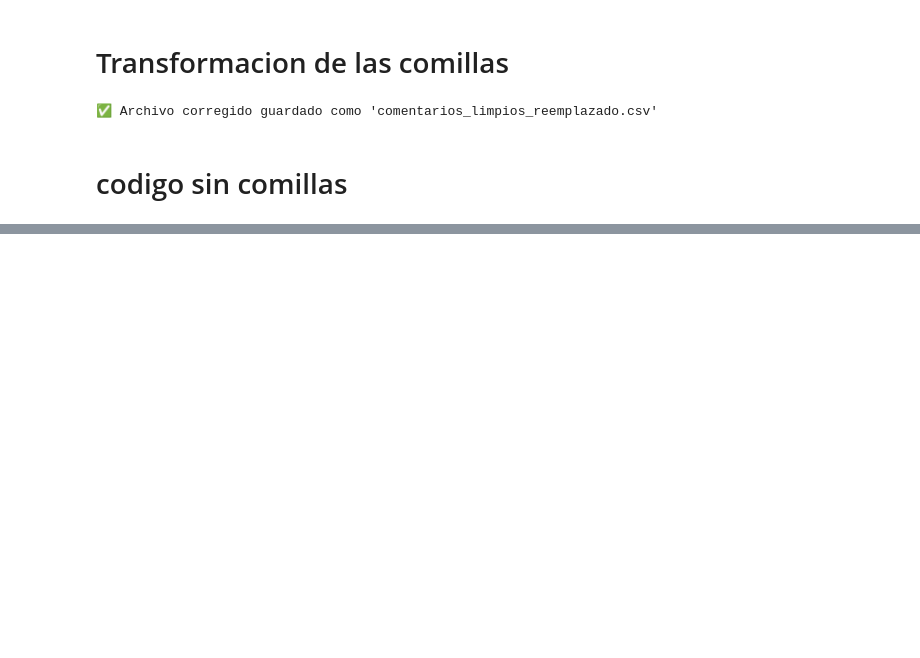
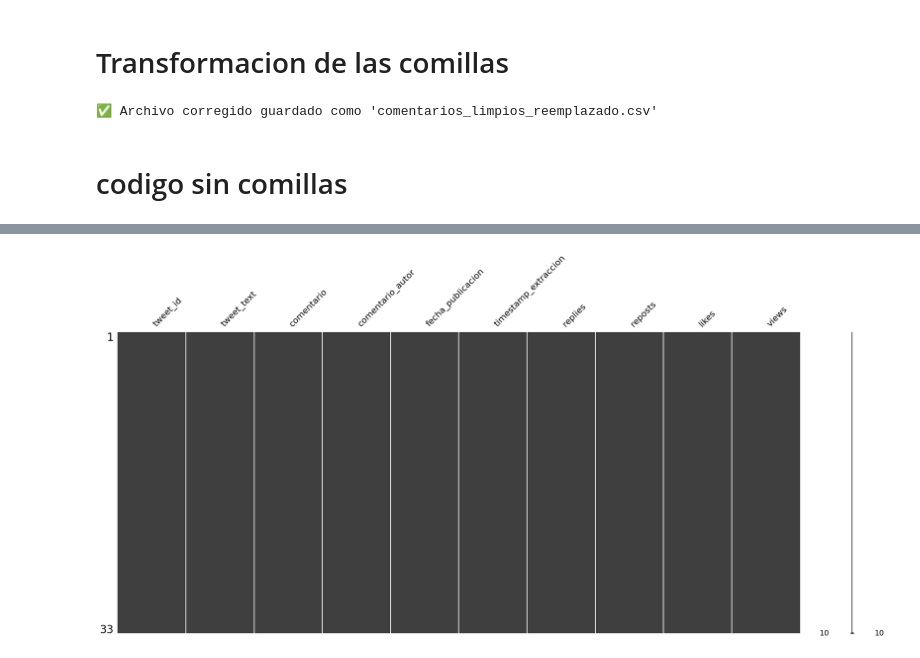
Before and after one commit to JaimeIngenia/Proyecto_IMSS, a Jupyter notebook: limpieza/unionTablas.ipynb, the cells around one changed output, grey strips where cells are left out. Saved outputs shown, nothing was run; the diff lists cells and outputs as text; code cells hidden in the pictures; blank space fills up the shorter version.

```diff
--- a/limpieza/unionTablas.ipynb
+++ b/limpieza/unionTablas.ipynb
@@ -376,0 +379,83 @@ Total de comentarios únicos: 106
+# %%
+# Importar librerías necesarias
+import os
+import pandas as pd
+import missingno as msno
+import matplotlib.pyplot as plt
+import re
+import csv  # para evitar comillas en exportación
+
+# Ruta de la carpeta donde están los CSV
+folder_path = '../db/prueba/'
+
+# Función para cargar y concatenar CSVs
+def cargar_datos_csv(carpeta):
+    archivos_csv = [f for f in os.listdir(carpeta) if f.endswith('.csv')]
+    lista_df = []
+    for archivo in archivos_csv:
+        try:
+            df_temp = pd.read_csv(os.path.join(carpeta, archivo), encoding='utf-8')
+            lista_df.append(df_temp)
+        except Exception as e:
+            print(f"⚠️ Error al leer {archivo}: {e}")
+    return pd.concat(lista_df, ignore_index=True)
+
+# Función para limpiar texto
+def limpiar_texto(texto):
+    texto = texto.lower()
+    texto = re.sub(r'https?://\S+|www\.\S+', '', texto)  # eliminar URLs
+    texto = re.sub(r'[^a-zA-Záéíóúüñ0-9\s]', '', texto)  # quitar símbolos
+    texto = re.sub(r'\s+', ' ', texto).strip()           # quitar espacios extras
+    return texto
+
+# Cargar los datos
+df = cargar_datos_csv(folder_path)
+
+# Validar existencia de columna 'comentario'
+if 'comentario' not in df.columns:
+    raise KeyError("❌ La columna 'comentario' no se encuentra en el DataFrame.")
+
+# Visualización de valores nulos
+print("Visualización de valores nulos:")
+msno.matrix(df)
+plt.show()
+df.info()
+
+# --- LIMPIEZA DEL CAMPO COMENTARIO ---
+# 1. Eliminar filas con comentario nulo o vacío
+df = df.dropna(subset=['comentario'])
+df = df[df['comentario'].str.strip() != '']
+
+# 2. Eliminar duplicados en comentario
+df = df.drop_duplicates(subset='comentario', keep='first')
+
+# 3. Limpiar texto del comentario
+df.loc[:, 'comentario'] = df['comentario'].apply(limpiar_texto)
+
+# 4. Limpiar comillas de campos de texto
+columnas_a_limpiar = ['tweet_text', 'comentario_autor']
+for col in columnas_a_limpiar:
+    if col in df.columns:
+        df[col] = df[col].astype(str)
+        # Eliminar cualquier tipo de comillas
+        df[col] = df[col].str.replace('"', '', regex=False)
+        df[col] = df[col].str.replace("'", '', regex=False)
+        df[col] = df[col].str.strip()
+
+# 5. Crear ID nuevo
+df['tweet_id_nuevo'] = range(1, len(df) + 1)
+
+# 6. Guardar archivo limpio (sin comillas automáticas)
+output_folder = os.path.join(os.path.dirname(folder_path), "db_procesadas")
+os.makedirs(output_folder, exist_ok=True)
+
+output_file = os.path.join(output_folder, "comentarios_limpios_modi.csv")
+df.to_csv(output_file, index=False, encoding='utf-8', quoting=csv.QUOTE_NONE, escapechar=' ')
+
+
+# 7. Validar limpieza
+print("\n✅ Datos limpios guardados en:", output_file)
+print("Comentarios nulos:", df['comentario'].isnull().sum())
+print("Comentarios vacíos:", (df['comentario'].str.strip() == '').sum())
+print("Total de comentarios únicos:", df.shape[0])
+# %% [output]
@@ -376,0 +463 @@ Total de comentarios únicos: 106
+[figure, added]
```
Also changed, not shown: parts of 3 cells of this notebook, 3 other files.
